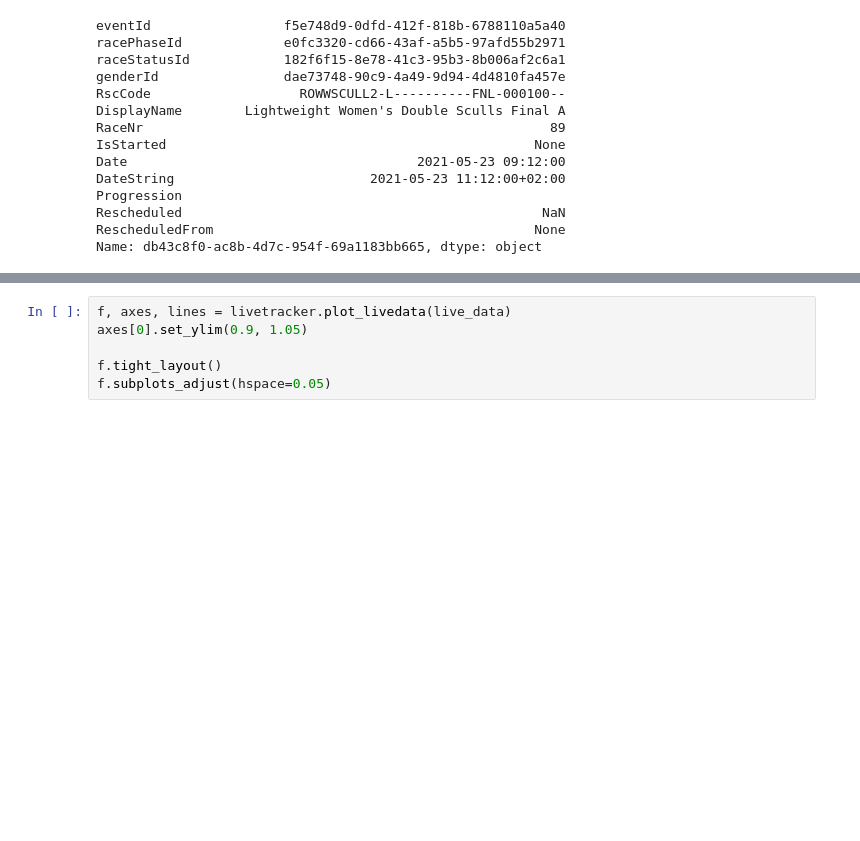
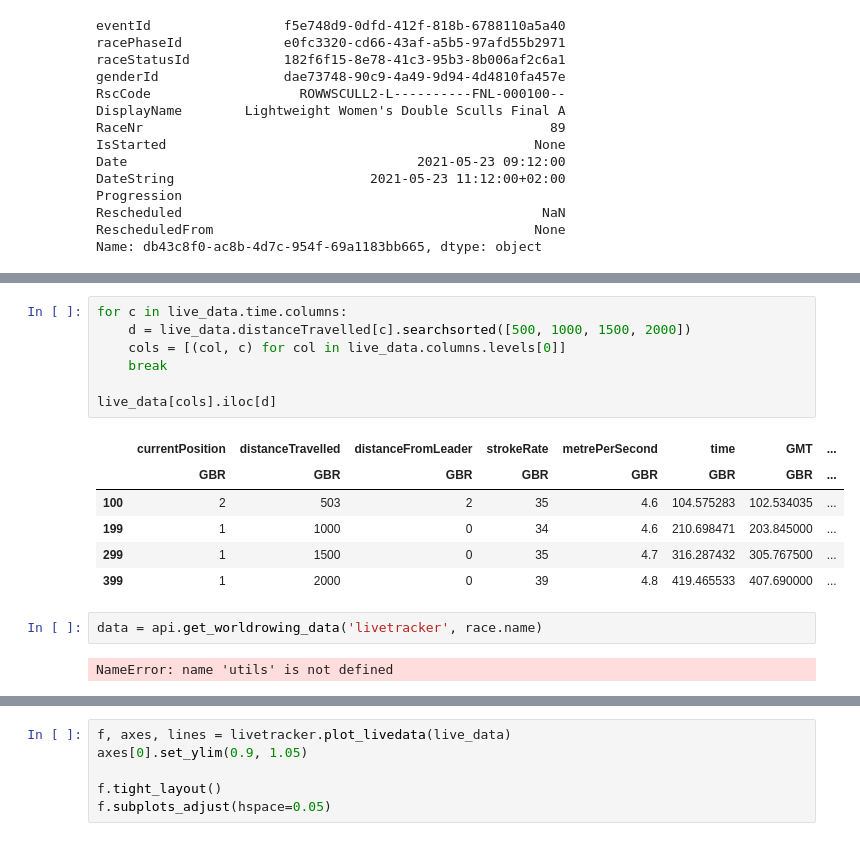
Before and after one commit to matthewghgriffiths/rowing, a Jupyter notebook: Live tracking example.ipynb, the cells around one changed output, grey strips where cells are left out. Saved outputs shown, nothing was run; the diff lists cells and outputs as text; blank space fills up the shorter version.

```diff
--- a/Live tracking example.ipynb
+++ b/Live tracking example.ipynb
@@ -52,0 +73,18 @@ live_data = livetracker.get_race_livetracker(race.name)
+# %%
+for c in live_data.time.columns:
+    d = live_data.distanceTravelled[c].searchsorted([500, 1000, 1500, 2000])
+    cols = [(col, c) for col in live_data.columns.levels[0]]
+    break
+
+live_data[cols].iloc[d]
+# %% [output]
+|  | currentPosition | distanceTravelled | distanceFromLeader | strokeRate | metrePerSecond | time | GMT | ... |
+|  | GBR | GBR | GBR | GBR | GBR | GBR | GBR | ... |
+| 100 | 2 | 503 | 2 | 35 | 4.6 | 104.575283 | 102.534035 | ... |
+| 199 | 1 | 1000 | 0 | 34 | 4.6 | 210.698471 | 203.845000 | ... |
+| 299 | 1 | 1500 | 0 | 35 | 4.7 | 316.287432 | 305.767500 | ... |
+| 399 | 1 | 2000 | 0 | 39 | 4.8 | 419.465533 | 407.690000 | ... |
+# %%
+data = api.get_worldrowing_data('livetracker', race.name)
+# %% [output]
+NameError: name 'utils' is not defined
```
Also changed, not shown: parts of 7 cells of this notebook, 3 other files.
